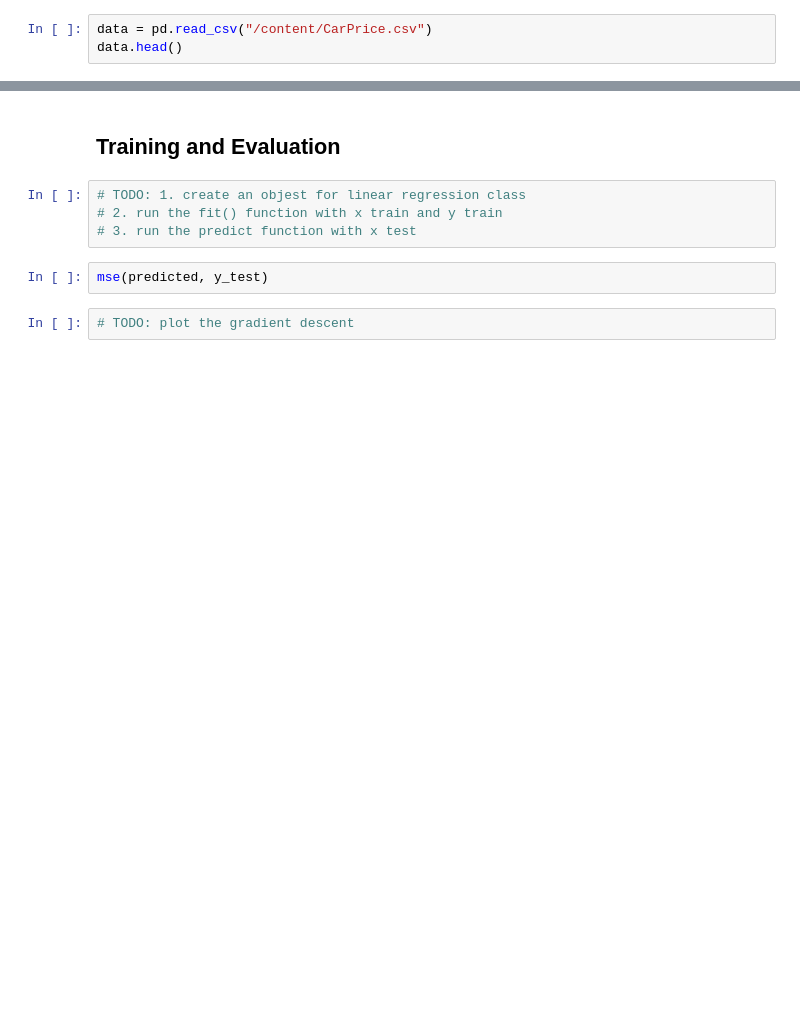
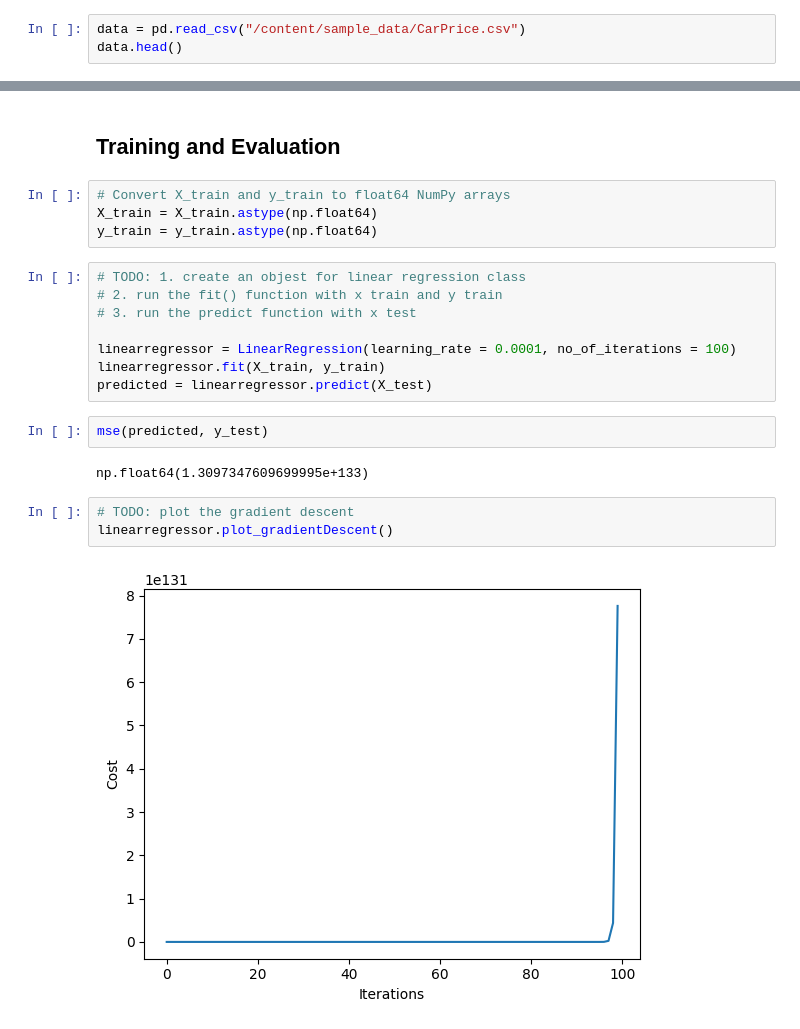
Before and after one commit to nabilanewaz/ML, a Jupyter notebook: Nabila_Newaz_210041216_CSE_4622_Linear_Regression_In_Class.ipynb, the cells around one changed output, grey strips where cells are left out. Saved outputs shown, nothing was run; the diff lists cells and outputs as text; blank space fills up the shorter version.

```diff
--- a/Nabila_Newaz_210041216_CSE_4622_Linear_Regression_In_Class.ipynb
+++ b/Nabila_Newaz_210041216_CSE_4622_Linear_Regression_In_Class.ipynb
@@ -283,3 +292,3 @@ import seaborn as sns
 # %%
-data = pd.read_csv("/content/CarPrice.csv")
+data = pd.read_csv("/content/sample_data/CarPrice.csv")
 data.head()
@@ -491,10 +731,23 @@ X_train
 # %% [markdown]
 ## Training and Evaluation
+# %%
+# Convert X_train and y_train to float64 NumPy arrays
+X_train = X_train.astype(np.float64)
+y_train = y_train.astype(np.float64)
 # %%
 # TODO: 1. create an objest for linear regression class
 # 2. run the fit() function with x train and y train
 # 3. run the predict function with x test
+
+linearregressor = LinearRegression(learning_rate = 0.0001, no_of_iterations = 100)
+linearregressor.fit(X_train, y_train)
+predicted = linearregressor.predict(X_test)
 # %%
 mse(predicted, y_test)
+# %% [output]
+np.float64(1.3097347609699995e+133)
 # %%
 # TODO: plot the gradient descent
+linearregressor.plot_gradientDescent()
+# %% [output]
+[figure, added]
```
Also changed, not shown: parts of 32 cells of this notebook.
